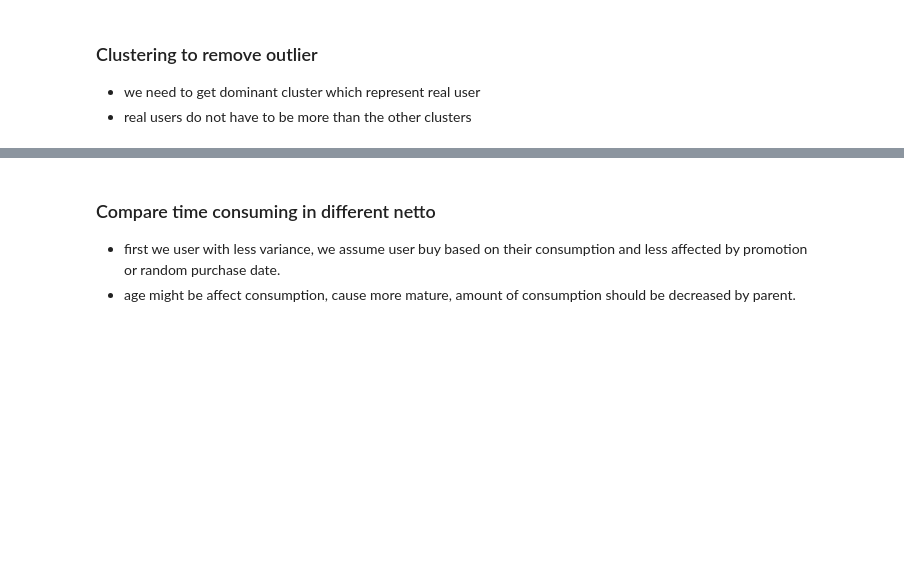
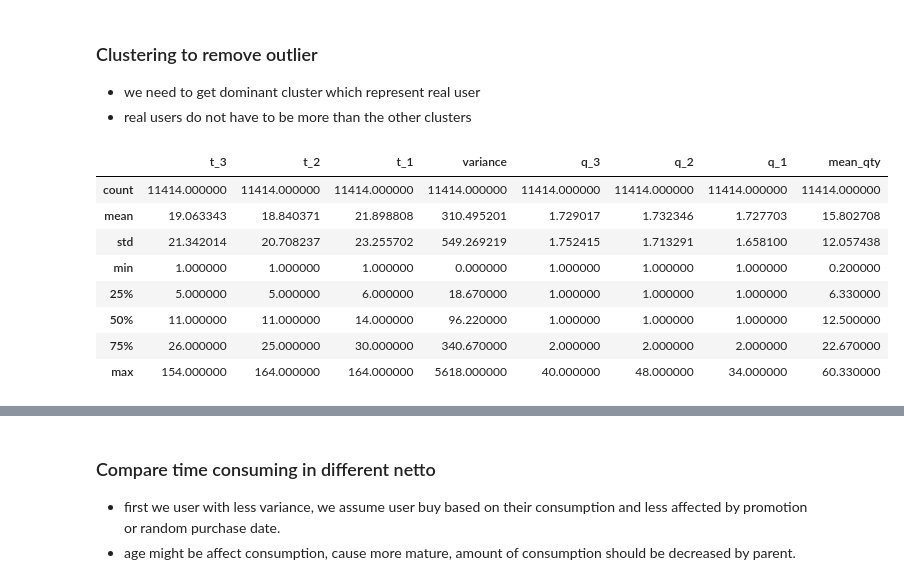
Before and after one commit to akhiyarwaladi/next_order_date, a Jupyter notebook: diff_between_order.ipynb, the cells around one changed output, grey strips where cells are left out. Saved outputs shown, nothing was run; the diff lists cells and outputs as text; code cells hidden in the pictures; blank space fills up the shorter version.

```diff
--- a/diff_between_order.ipynb
+++ b/diff_between_order.ipynb
@@ -349,21 +415,33 @@ df_plu[df_plu['MPA_DESC'].str.contains('sgm',case=False)]
 * real users do not have to be more than the other clusters
 # %%
 train_cluster = pd.concat([train, df_hist['TR_PLU_PCS']], 1)
-train_cluster = train_cluster[train_cluster['TR_PLU_PCS'] == 120763].drop(['TR_PLU_PCS','max','min','since','mean'], 1)
+train_cluster = train_cluster[train_cluster['TR_PLU_PCS'] == 120762].drop(['TR_PLU_PCS','max','min','since','mean'], 1)
 
-from sklearn.cluster import KMeans
-kmeans = KMeans(n_clusters=2, random_state=123)
-label_p = kmeans.fit_predict(train_cluster)
+# from sklearn.cluster import KMeans
+# kmeans = KMeans(n_clusters=3, random_state=123)
+# label_p = kmeans.fit_predict(train_cluster)
 
-res_cluster = train_cluster.copy().reset_index(drop=True)
-res_cluster['label'] = pd.Series(list(label_p))
-dominant = res_cluster['label'].value_counts()[0:1].index[0]
+# res_cluster = train_cluster.copy().reset_index(drop=True)
+# res_cluster['label'] = pd.Series(list(label_p))
+# dominant = res_cluster['label'].value_counts()[0:1].index[0]
 
 # res_cluster[(res_cluster['label'] == dominant) &\
 #             (res_cluster['t_3'] >= 5) & (res_cluster['t_2'] >= 5) & (res_cluster['t_1'] >= 5) &
 #             (res_cluster['t_3'] <= 35) & (res_cluster['t_2'] <= 35) & (res_cluster['t_1'] <= 35)].describe()
 
-res_cluster[(res_cluster['label'] == dominant)]
+# res_cluster[(res_cluster['label'] == 0)].describe()
+
+train_cluster.describe()
+# %% [output]
+|  | t_3 | t_2 | t_1 | variance | q_3 | q_2 | q_1 | mean_qty |
+| count | 11414.000000 | 11414.000000 | 11414.000000 | 11414.000000 | 11414.000000 | 11414.000000 | 11414.000000 | 11414.000000 |
+| mean | 19.063343 | 18.840371 | 21.898808 | 310.495201 | 1.729017 | 1.732346 | 1.727703 | 15.802708 |
+| std | 21.342014 | 20.708237 | 23.255702 | 549.269219 | 1.752415 | 1.713291 | 1.658100 | 12.057438 |
+| min | 1.000000 | 1.000000 | 1.000000 | 0.000000 | 1.000000 | 1.000000 | 1.000000 | 0.200000 |
+| 25% | 5.000000 | 5.000000 | 6.000000 | 18.670000 | 1.000000 | 1.000000 | 1.000000 | 6.330000 |
+| 50% | 11.000000 | 11.000000 | 14.000000 | 96.220000 | 1.000000 | 1.000000 | 1.000000 | 12.500000 |
+| 75% | 26.000000 | 25.000000 | 30.000000 | 340.670000 | 2.000000 | 2.000000 | 2.000000 | 22.670000 |
+| max | 154.000000 | 164.000000 | 164.000000 | 5618.000000 | 40.000000 | 48.000000 | 34.000000 | 60.330000 |
 # %%
 # train_cluster = pd.concat([train, df_hist['TR_PLU_PCS']], 1)
 # train_cluster = train_cluster[train_cluster['TR_PLU_PCS'] == 120762].drop(['TR_PLU_PCS','max','min','since','mean'], 1)
```
Also changed, not shown: parts of 13 cells of this notebook.
